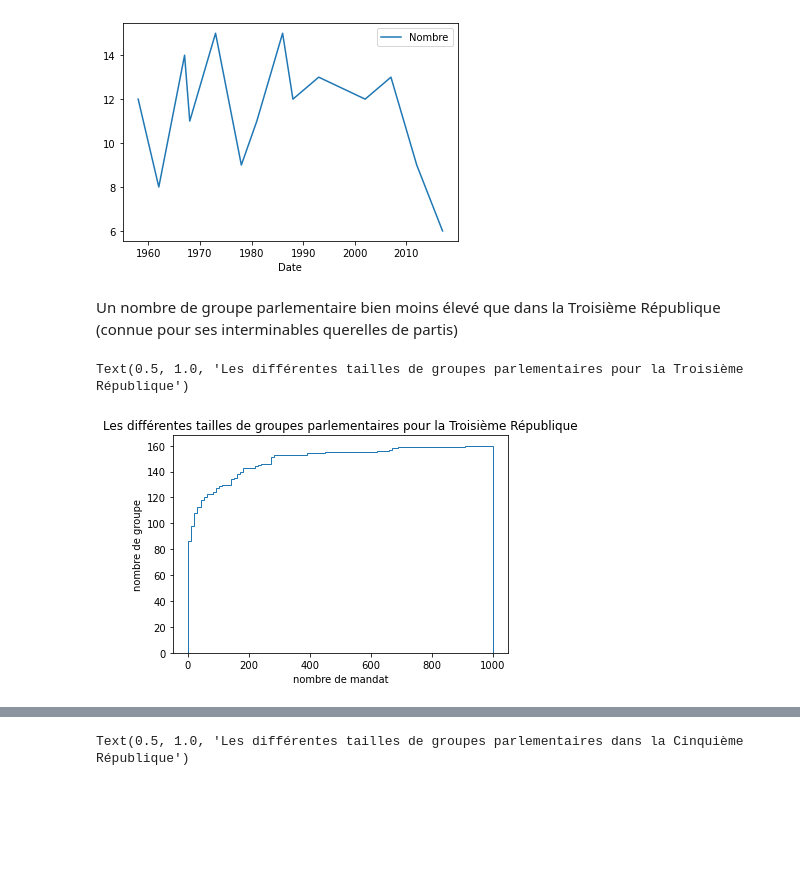
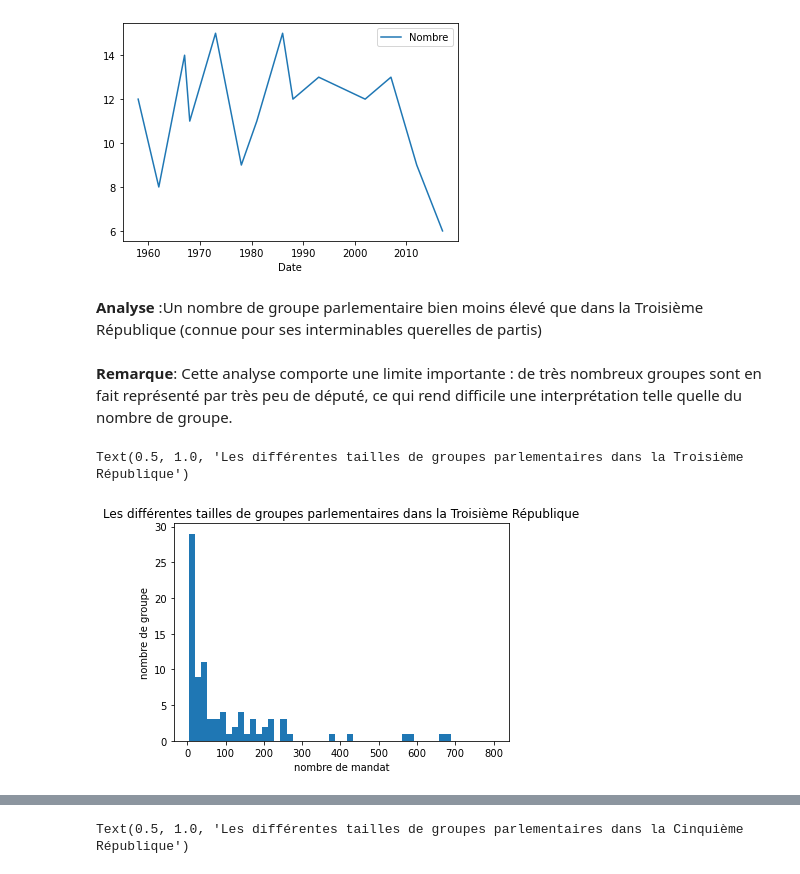
Before and after one commit to dusylvain/Projet-Python-deputes, a Jupyter notebook: statistiques_descriptives_depute.ipynb, the cells around one changed output, grey strips where cells are left out. Cells and saved outputs as stored; diff of their text form; code cells hidden in the pictures; blank space fills up the shorter version.

```diff
--- a/statistiques_descriptives_depute.ipynb
+++ b/statistiques_descriptives_depute.ipynb
@@ -271,4 +145,6 @@ def TrouverRegime(x):
         i+=1#on essaie avec le suivant
         regime=lstRegime['Nom'][i]
     return regime
+# %%
+Regime_depute=mandat_dep[~mandat_dep["Date debut mandat"].isna()]
 # %%
@@ -328,4 +201,0 @@ dtype: int64
-# %%
-dept_naiss=Regime_depute.set_index('Nom').join(df_depu[["Nom","Né le", "Département de naissance"]].set_index('Nom'), on='Nom', lsuffix=" ")
-dept_naiss=dept_naiss.reset_index()
-dept_naiss.head()
@@ -360,9 +208,9 @@ listeLegis=['Ire','IIe', 'IIIe', 'IVe', 'Ve', 'VIe', 'VIIe', 'VIIIe', 'IXe', 'Xe
 listeLegislature=[' '+i+' législature ' for i in listeLegis]#on crée une liste des législatures dans le bon ordre
 # %%
 #on va s'intéresser aux législatures des républiques qui ont duré longtemps
-dept_naiss_3=dept_naiss[dept_naiss['Régime'] =='Troisième République']
-dept_naiss_5=dept_naiss[dept_naiss['Régime'] =='Cinquième République']
-dept_naiss_emp2=dept_naiss[dept_naiss['Régime'] =='Second Empire']
+dept_naiss_3=Regime_depute[Regime_depute['Régime'] =='Troisième République']
+dept_naiss_5=Regime_depute[Regime_depute['Régime'] =='Cinquième République']
+dept_naiss_emp2=Regime_depute[Regime_depute['Régime'] =='Second Empire']
 diffdep_3=[]#le nombre de députés dans la base pour les législatures i et i+1 pour la Troisième République
 diffdep_5=[]#pour la Cinquième
 diffdep_emp2=[]#pour le second Empire
@@ -377,7 +225,7 @@ def data_legis(compteur, dept_naissance, diffdep, tauxreelec, date_leg):
         nbredep=passation['Nom'].count()
         diffdep+=[nbredep]
         tauxreelec+=[passation['Nom'].unique().shape[0]/nbredep]
-        date_leg+=[min(passation.tail(1)['Date debut mandat']).year]
+        date_leg+=[pd.to_datetime(min(passation.tail(1)['Date debut mandat'])).year]
     return diffdep, tauxreelec, date_leg
 
 for compteur in range(len(listeLegislature)-1) :
@@ -386,3 +234,4 @@ for compteur in range(len(listeLegislature)-1) :
     data_legis(compteur, dept_naiss_emp2, diffdep_emp2, tauxreelec_emp2, date_leg_emp2)
 
 print(diffdep_5)#on a une bonne base jusqu'à la douzième législature pour la 5e République, avec une grande majorité des députés présents dans la base
+print(diffdep_emp2)
@@ -627,5 +368,4 @@ On s'attaque aux groupes parlementaires !
 # %%
-
 def Statgroupe (base_dep, mandatgroupe=True):
     nbregrleg=[]#nombre de groupe par législature
     nbremandgr=[]#nombre de mandat par groupe
@@ -634,7 +374,7 @@ def Statgroupe (base_dep, mandatgroupe=True):
         baseleg=base_dep[base_dep['Législature']==legislature]
         nbregrleg+=[baseleg['Groupe'].unique().shape[0]]
         if mandatgroupe:
-            date_leg+=[min(baseleg['Date debut mandat'].tail(1)).year]
+            date_leg+=[pd.to_datetime(min(baseleg['Date debut mandat'].tail(1))).year]
     totgroupe=base_dep['Groupe'].unique().shape[0]
     moydureegr=sum(nbregrleg)/totgroupe#le nombre moyen de législature d'un groupe correspond à la somme du nombre de groupes sur les législatures / le nombre total de groupe
     if mandatgroupe :
@@ -714,12 +422,16 @@ base.T.plot(x='Date',y='Nombre')
 <Figure size 1440x360 with 0 Axes>
 [figure]
 # %% [markdown]
-Un nombre de groupe parlementaire bien moins élevé que dans la Troisième République (connue pour ses interminables querelles de partis)
+**Analyse** :Un nombre de groupe parlementaire bien moins élevé que dans la Troisième République (connue pour ses interminables querelles de partis)
+# %% [markdown]
+**Remarque**: Cette analyse comporte une limite importante : de très nombreux groupes sont en fait représenté par très peu de député, ce qui rend difficile une interprétation telle quelle du nombre de groupe.
 # %%
-plt.hist(mandatgroupe_3, range=(1, 1000), bins = 100, cumulative=True, histtype='step')
+mandat_groupe_3=np.array(mandatgroupe_3)
+plt.hist(mandat_groupe_3, range=(5, 800), bins = 50)
+plt.title('Les différentes tailles de groupes parlementaires')
 plt.xlabel('nombre de mandat')
 plt.ylabel('nombre de groupe')
-plt.title('Les différentes tailles de groupes parlementaires pour la Troisième République')
+plt.title('Les différentes tailles de groupes parlementaires dans la Troisième République')
 # %% [output]
-Text(0.5, 1.0, 'Les différentes tailles de groupes parlementaires pour la Troisième République')
+Text(0.5, 1.0, 'Les différentes tailles de groupes parlementaires dans la Troisième République')
-[figure, old version]
+[figure, new version]
```
Also changed, not shown: parts of 119 cells of this notebook.
